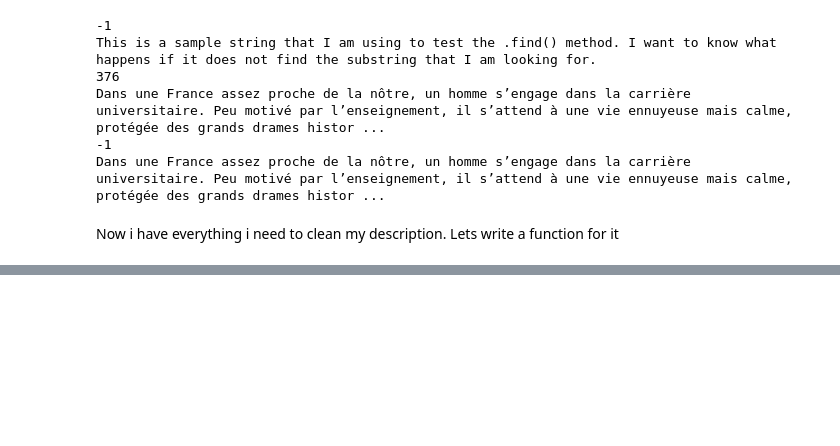
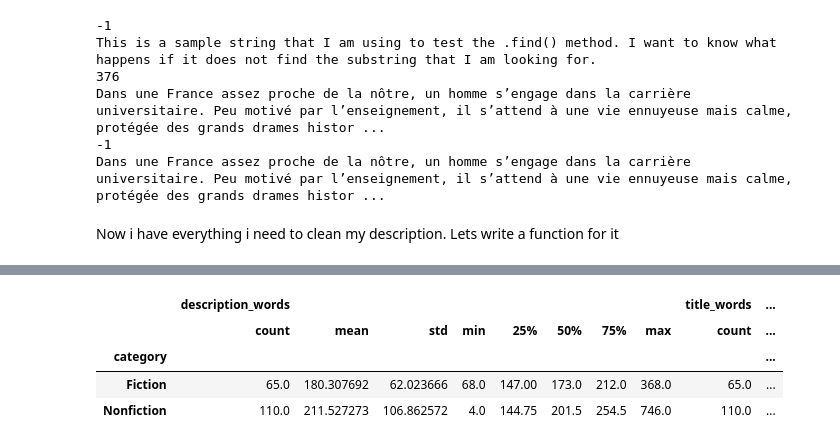
Before and after one commit to Judas20/datascience, a Jupyter notebook: notebooks/02_cleaning_eda.ipynb, the cells around one changed output, grey strips where cells are left out. Saved outputs shown, nothing was run; the diff lists cells and outputs as text; code cells hidden in the pictures; blank space fills up the shorter version.

```diff
--- a/notebooks/02_cleaning_eda.ipynb
+++ b/notebooks/02_cleaning_eda.ipynb
@@ -189,0 +295,2 @@ clean_description(df.loc[0, "description"])
+# %%
+df = pd.read_csv("../data/processed/books_clean.csv")
@@ -189,0 +310,5 @@ clean_description(df.loc[0, "description"])
+# %%
+df["description_words"] = df["description"].str.split().str.len()  # Count the number of words in each description
+print(df["description_words"].describe())  # Show statistics about the number of words in each description
+df["title_words"] = df["title"].str.split().str.len()  # Count the number of words in each title
+print(df["title_words"].describe())  # Show statistics about the number of words in each title
@@ -189,0 +334,10 @@ clean_description(df.loc[0, "description"])
+# %%
+#Now i will compare the categories against each other
+
+df.groupby("category")[["description_words", "title_words"]].describe()  # Show statistics for each category
+# %% [output]
+|  | description_words |  |  |  |  |  |  |  | title_words | ... |
+|  | count | mean | std | min | 25% | 50% | 75% | max | count | ... |
+| category |  |  |  |  |  |  |  |  |  | ... |
+| Fiction | 65.0 | 180.307692 | 62.023666 | 68.0 | 147.00 | 173.0 | 212.0 | 368.0 | 65.0 | ... |
+| Nonfiction | 110.0 | 211.527273 | 106.862572 | 4.0 | 144.75 | 201.5 | 254.5 | 746.0 | 110.0 | ... |
```
Also changed, not shown: parts of 35 cells of this notebook, 4 other files.
